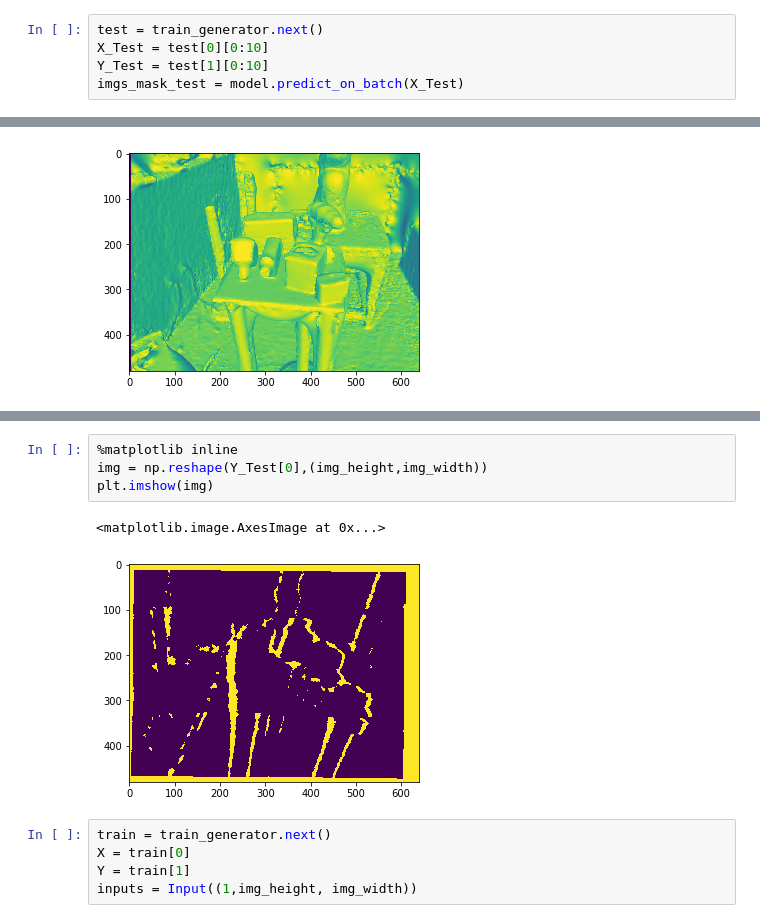
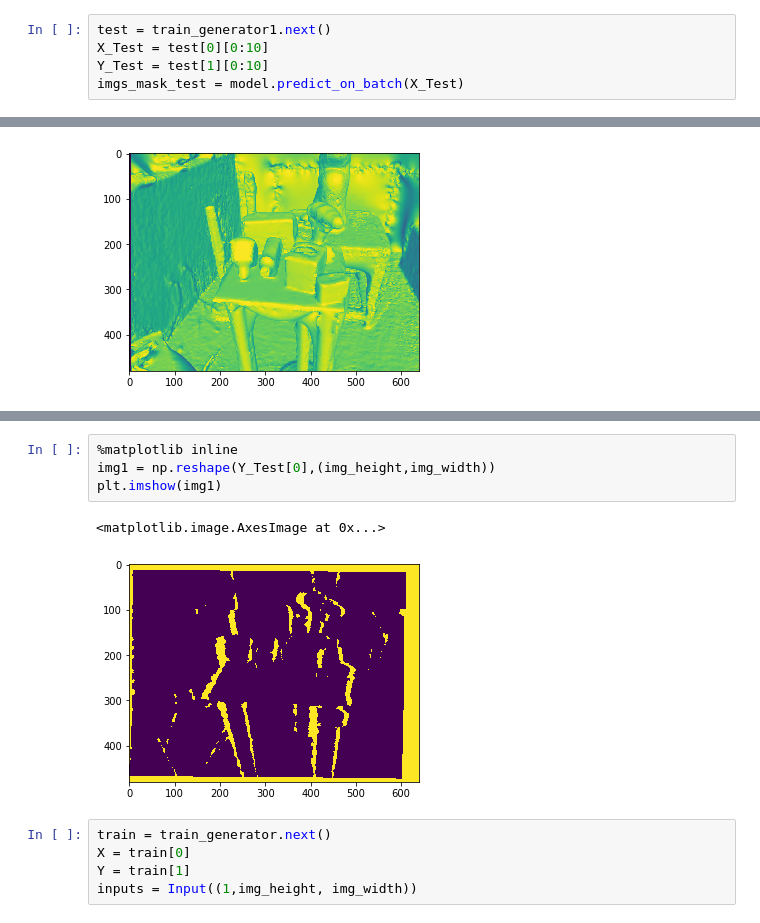
Before and after one commit to RobotLocomotion/spartan, a Jupyter notebook: src/DepthSim/python/pixel-wise-cnnNew.ipynb, the cells around one changed output, grey strips where cells are left out. Drawn from its saved outputs; the diff is of its cells as text.

```diff
--- a/src/DepthSim/python/pixel-wise-cnnNew.ipynb
+++ b/src/DepthSim/python/pixel-wise-cnnNew.ipynb
@@ -200,7 +279,7 @@ np.shape(X_Test)
 # %% [output]
 (2, 480, 640, 7)
 # %%
-test = train_generator.next()
+test = train_generator1.next()
 X_Test = test[0][0:10]
 Y_Test = test[1][0:10]
 imgs_mask_test = model.predict_on_batch(X_Test)
@@ -252,10 +359,10 @@ plt.imshow(img)
 # %%
 %matplotlib inline
-img = np.reshape(Y_Test[0],(img_height,img_width))
-plt.imshow(img)
+img1 = np.reshape(Y_Test[0],(img_height,img_width))
+plt.imshow(img1)
 # %% [output]
 <matplotlib.image.AxesImage at 0x...>
-[figure, old version]
+[figure, new version]
 # %%
 train = train_generator.next()
 X = train[0]
```
Also changed, not shown: parts of 17 cells of this notebook, 6 other files.
